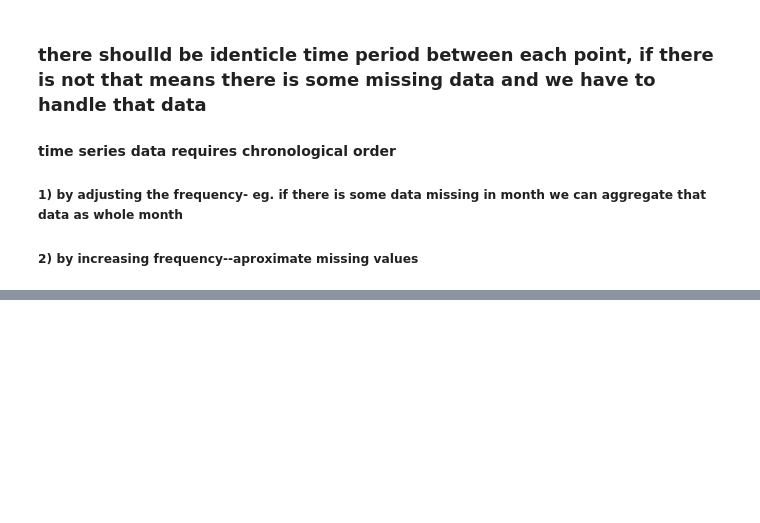
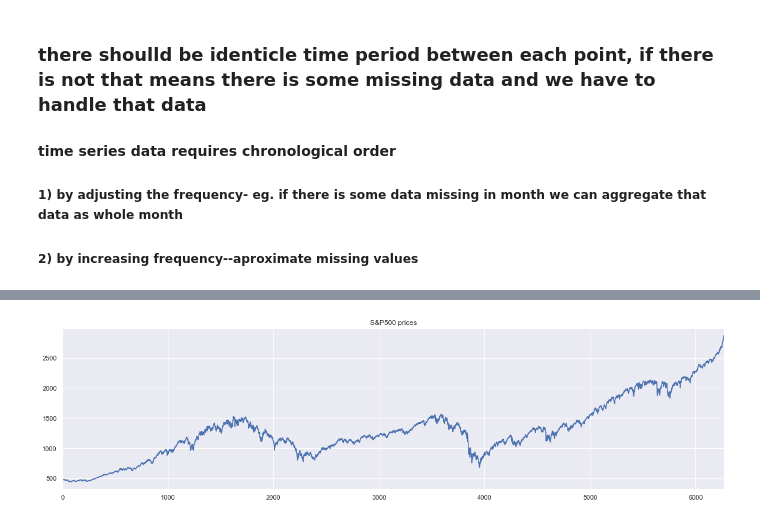
Before and after one commit to vishaldubey180/time-series-analysis-with-python, a Jupyter notebook: Introduction to time series .ipynb, the cells around one changed output, grey strips where cells are left out. Drawn from its saved outputs; the diff is of its cells as text; code cells hidden in the pictures; blank space fills up the shorter version.

```diff
--- a/Introduction to time series .ipynb
+++ b/Introduction to time series .ipynb
@@ -100,0 +227,5 @@ Note: you may need to restart the kernel to use updated packages.
+# %%
+df_complete.spx.plot(figsize = (20,5), title = "S&P500 prices")
+plt.show()
+# %% [output]
+[figure, added]
```
Also changed, not shown: parts of 26 cells of this notebook.
